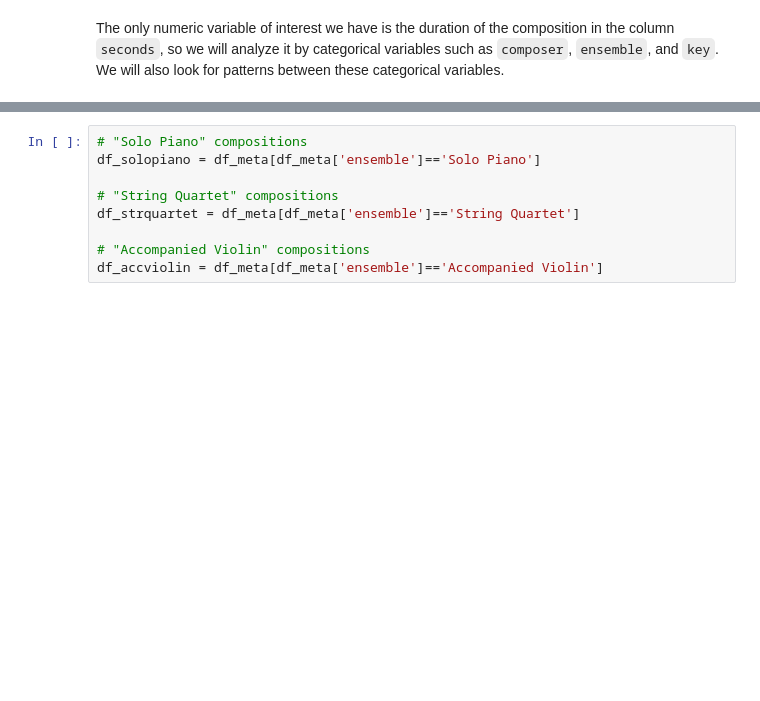
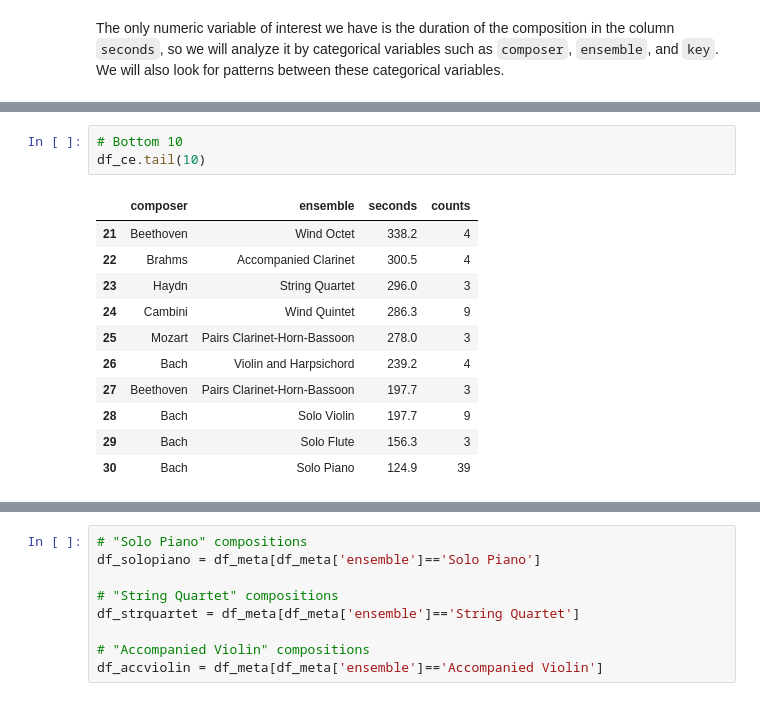
Before and after one commit to xsvxldx/classical_music, a Jupyter notebook: 02-metadata_analysis.ipynb, the cells around one changed output, grey strips where cells are left out. Cells and saved outputs as stored; diff of their text form; blank space fills up the shorter version.

```diff
--- a/02-metadata_analysis.ipynb
+++ b/02-metadata_analysis.ipynb
@@ -291,0 +317,15 @@ df_meta.groupby(['composer', 'ensemble'])['seconds'].mean().sort_values(ascendin
+# %%
+# Bottom 10
+df_ce.tail(10)
+# %% [output]
+|  | composer | ensemble | seconds | counts |
+| 21 | Beethoven | Wind Octet | 338.2 | 4 |
+| 22 | Brahms | Accompanied Clarinet | 300.5 | 4 |
+| 23 | Haydn | String Quartet | 296.0 | 3 |
+| 24 | Cambini | Wind Quintet | 286.3 | 9 |
+| 25 | Mozart | Pairs Clarinet-Horn-Bassoon | 278.0 | 3 |
+| 26 | Bach | Violin and Harpsichord | 239.2 | 4 |
+| 27 | Beethoven | Pairs Clarinet-Horn-Bassoon | 197.7 | 3 |
+| 28 | Bach | Solo Violin | 197.7 | 9 |
+| 29 | Bach | Solo Flute | 156.3 | 3 |
+| 30 | Bach | Solo Piano | 124.9 | 39 |
```
Also changed, not shown: parts of 90 cells of this notebook, 1 other file.
